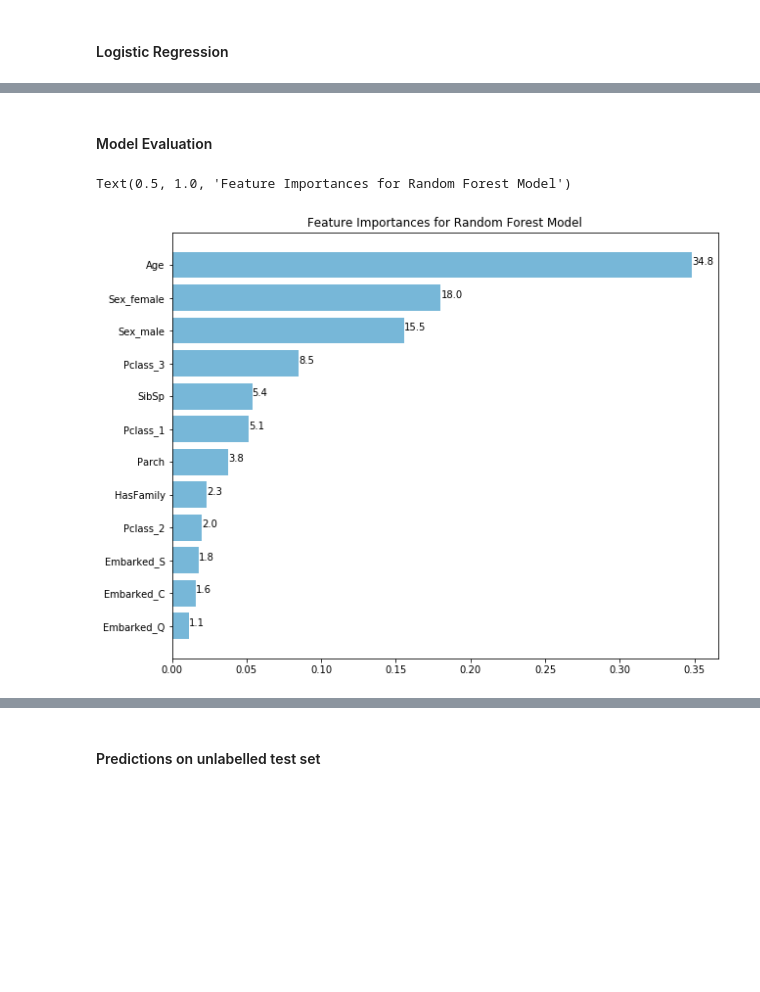
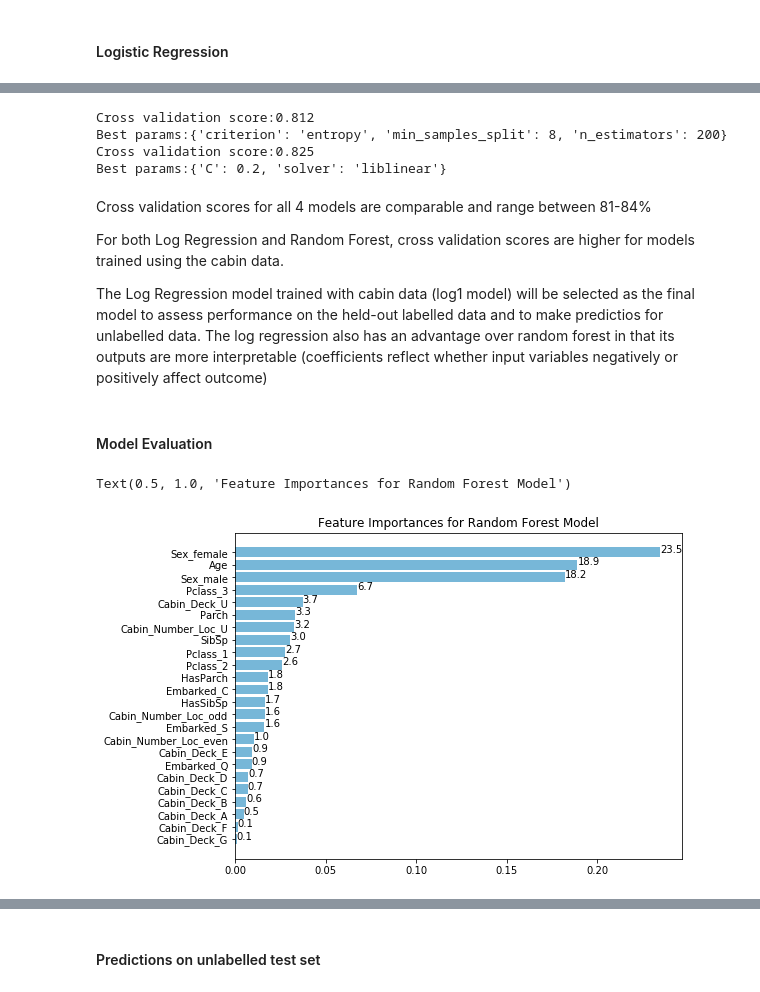
Before and after one commit to sherry-tan/MachineLearning, a Jupyter notebook: titanic/Assignment1A_final.ipynb, the cells around one changed output, grey strips where cells are left out. Drawn from its saved outputs; the diff is of its cells as text; code cells hidden in the pictures; blank space fills up the shorter version.

Commit message:
Update models

```diff
--- a/titanic/Assignment1A_final.ipynb
+++ b/titanic/Assignment1A_final.ipynb
@@ -282,0 +282,12 @@ memory usage: 29.2 KB
+# %%
+#include only variables of interest
+variables = ["Pclass","Sex","Age","SibSp","Parch", "Embarked", "HasSibSp", "HasParch", "Cabin_Deck", "Cabin_Number_Loc"]
+cat_var = ["Sex","Embarked","Pclass", "Cabin_Deck", "Cabin_Number_Loc"]
+
+X = train[variables]
+
+X = pd.get_dummies(X, columns=cat_var)
+y = train["Survived"]
+X.info()
+
+X_train, X_test, y_train, y_test = train_test_split(X,y,test_size=0.3, random_state=43)
@@ -284,11 +314,17 @@ memory usage: 29.2 KB
 #### Random Forest
 # %%
-rf = RandomForestClassifier(random_state=77)
+def randomforestclassifier(X,y):
+    rf = RandomForestClassifier(random_state=77)
 
-params = {'n_estimators': np.arange(50,250,50), 'min_samples_split':np.arange(2,10,2),'criterion':["gini","entropy"]}
+    params = {'n_estimators': np.arange(100,500,100), 'min_samples_split':np.arange(2,10,2),'criterion':["gini","entropy"]}
 
-rf_model_cv = GridSearchCV(rf, params, cv=StratifiedKFold(n_splits = 5, random_state=77), scoring='accuracy')
-rf_model_cv.fit(X,y)
-print("Cross validation score:{}".format(rf_model_cv.best_score_))
-print("Best params:{}".format(rf_model_cv.best_params_))
+    rf_model_cv = GridSearchCV(rf, params, cv=StratifiedKFold(n_splits = 5, random_state=77), scoring='accuracy')
+    rf_model_cv.fit(X,y)
+
+    print("Cross validation score:{:.3f}".format(rf_model_cv.best_score_))
+    print("Best params:{}".format(rf_model_cv.best_params_))
+
+    return rf_model_cv
+
+rfc1 = randomforestclassifier(X_train,y_train)
 # %% [output]
@@ -314,22 +364,38 @@ The optimized random forest model gives a cross validation score of 82%, higher
+# %%
+rfc2 = randomforestclassifier(X2_train,y2_train)
+log2 = logisticregression(X2_train,y2_train)
+# %% [output]
+Cross validation score:0.812
+Best params:{'criterion': 'entropy', 'min_samples_split': 8, 'n_estimators': 200}
+Cross validation score:0.825
+Best params:{'C': 0.2, 'solver': 'liblinear'}
+# %% [markdown]
+Cross validation scores for all 4 models are comparable and range between 81-84%
+
+For both Log Regression and Random Forest, cross validation scores are higher for models trained using the cabin data.
+
+The Log Regression model trained with cabin data (log1 model) will be selected as the final model to assess performance on the held-out labelled data and to make predictios for unlabelled data. The log regression also has an advantage over random forest in that its outputs are more interpretable (coefficients reflect whether input variables negatively or positively affect outcome)
 # %% [markdown]
 #### Model Evaluation
 # %%
 #Get importances/weights of features
-feature_importance_rf = pd.Series(rf_model_cv.best_estimator_.feature_importances_, index = X.columns).sort_values(ascending=False)
-weights_log = pd.Series(log_model_cv.best_estimator_.coef_.transpose()[:,0], index=X.columns).sort_values(ascending=False)
+feature_importance_rf = pd.Series(rfc1.best_estimator_.feature_importances_, index = X.columns).sort_values(ascending=False)
+weights_log = pd.Series(log1.best_estimator_.coef_.transpose()[:,0], index=X.columns).sort_values(ascending=False)
 # %%
-fig, ax = plt.subplots(figsize=(10,8))
+#visualize feature importances for rfc1
+
+fig, ax = plt.subplots(figsize=(8,6))
 ypos = np.arange(0,len(feature_importance_rf))[::-1]
 ax.barh(ypos,feature_importance_rf.values, color='#77B7D8')
 
 ax.set_yticks(ypos)
 ax.set_yticklabels(feature_importance_rf.index)
 
 for i,value in zip(ypos, feature_importance_rf.values):
     ax.annotate("{:.1f}".format(value*100), xy=(value, i))
 
 plt.title("Feature Importances for Random Forest Model")
 # %% [output]
 Text(0.5, 1.0, 'Feature Importances for Random Forest Model')
-[figure, old version]
+[figure, new version]
 # %%
```
Also changed, not shown: parts of 26 cells of this notebook.
